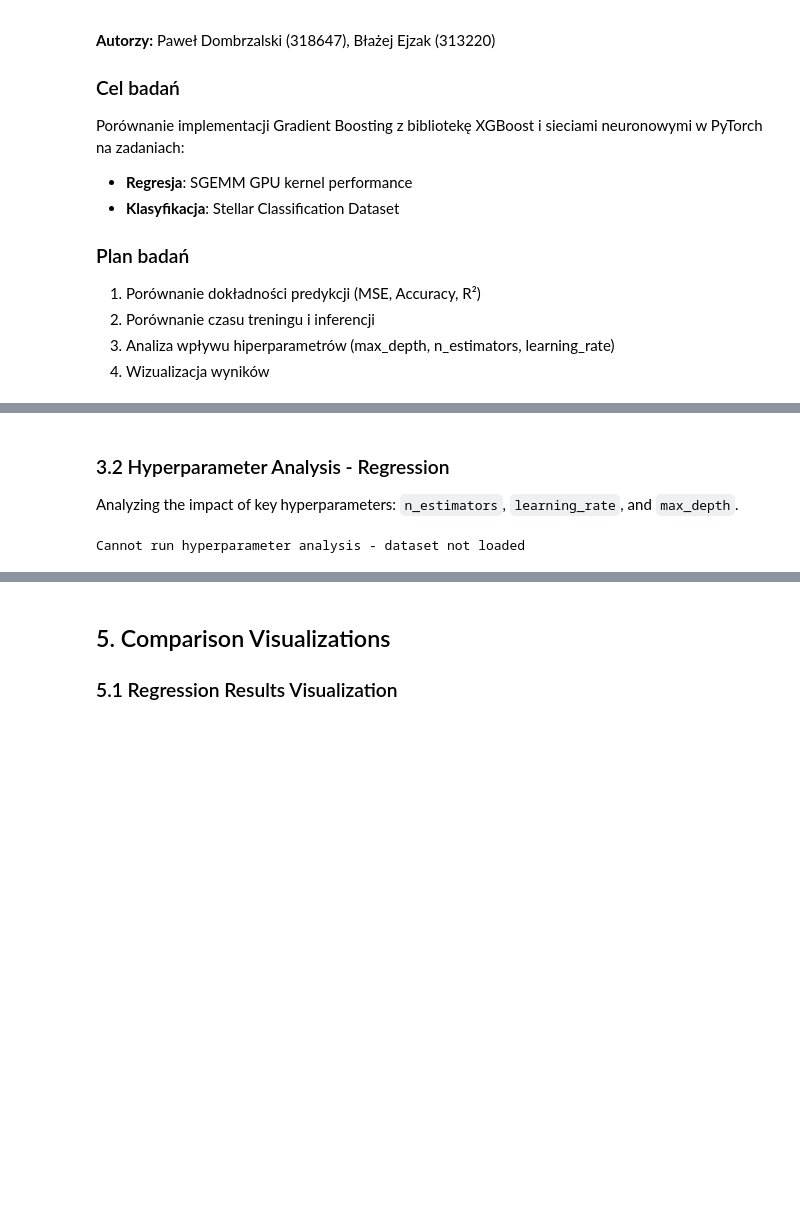
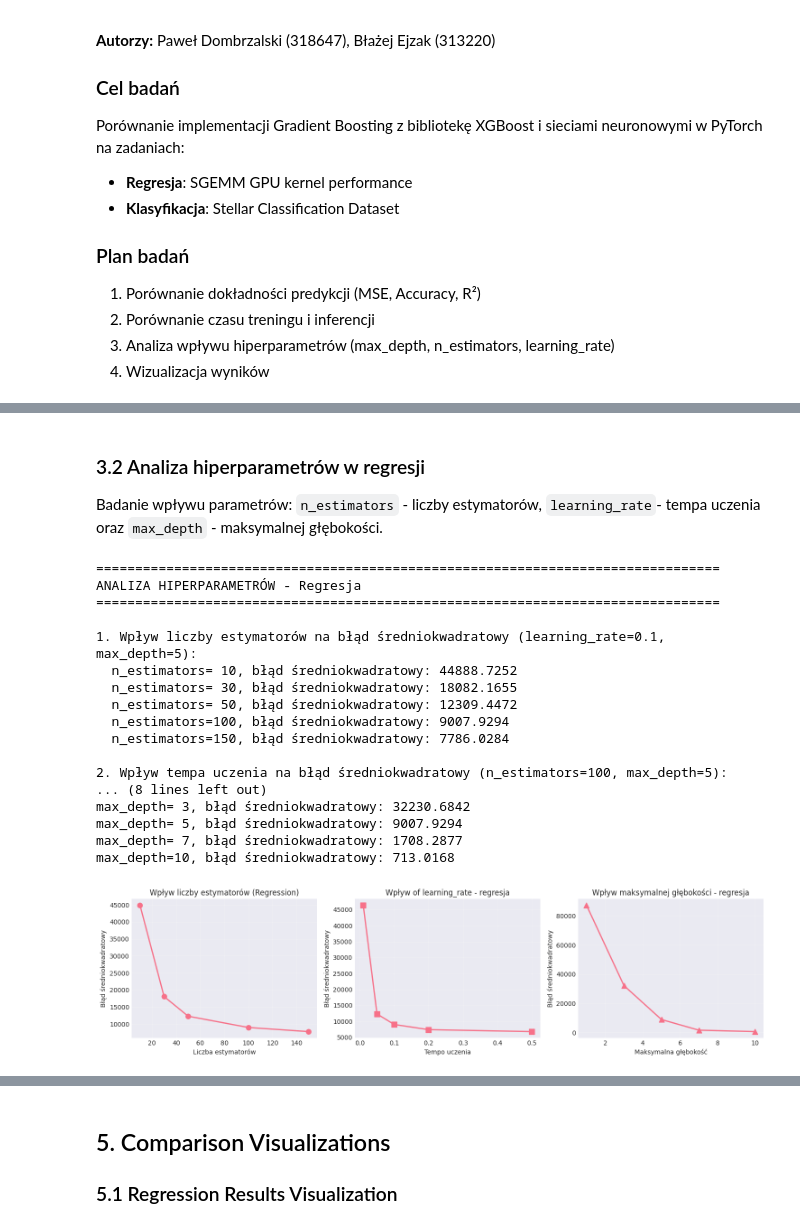
Before and after one commit to Blaczumba/zum_2026l, a Jupyter notebook: research_plan.ipynb, the cells around one changed output, grey strips where cells are left out. Cells and saved outputs as stored; diff of their text form; code cells hidden in the pictures; blank space fills up the shorter version.

```diff
--- a/research_plan.ipynb
+++ b/research_plan.ipynb
@@ -212,14 +239,14 @@ Cannot run regression experiment - dataset not loaded
 # %% [markdown]
-### 3.2 Hyperparameter Analysis - Regression
+### 3.2 Analiza hiperparametrów w regresji
 
-Analyzing the impact of key hyperparameters: `n_estimators`, `learning_rate`, and `max_depth`.
+Badanie wpływu parametrów: `n_estimators` - liczby estymatorów, `learning_rate`- tempa uczenia oraz `max_depth` - maksymalnej głębokości.
 # %%
 if X_train_reg is not None:
     print("\n" + "="*80)
-    print("HYPERPARAMETER ANALYSIS - Regression")
+    print("ANALIZA HIPERPARAMETRÓW - Regresja")
     print("="*80)
 
-    print("\n1. Impact of n_estimators on MSE (learning_rate=0.1, max_depth=5):")
+    print("\n1. Wpływ liczby estymatorów na błąd średniokwadratowy (learning_rate=0.1, max_depth=5):")
     estimators_range = [10, 30, 50, 100, 150]
     mse_by_estimators = []
 
@@ -229,9 +256,9 @@ if X_train_reg is not None:
         preds = model.predict(X_test_reg)
         mse = mean_squared_error(y_test_reg, preds)
         mse_by_estimators.append(mse)
-        print(f"  n_estimators={n_est:3d} → MSE: {mse:.4f}")
+        print(f"  n_estimators={n_est:3d}, błąd średniokwadratowy: {mse:.4f}")
 
-    print("\n2. Impact of learning_rate on MSE (n_estimators=100, max_depth=5):")
+    print("\n2. Wpływ tempa uczenia na błąd średniokwadratowy (n_estimators=100, max_depth=5):")
     lr_range = [0.01, 0.05, 0.1, 0.2, 0.5]
     mse_by_lr = []
 
@@ -241,47 +268,62 @@ if X_train_reg is not None:
         preds = model.predict(X_test_reg)
         mse = mean_squared_error(y_test_reg, preds)
         mse_by_lr.append(mse)
-        print(f"  learning_rate={lr:.2f} → MSE: {mse:.4f}")
+        print(f"learning_rate={lr:.2f}, błąd średniokwadratowy: {mse:.4f}")
 
-    print("\n3. Impact of max_depth on MSE (n_estimators=100, learning_rate=0.1):")
+    print("\n3. Wpływ maksymalnej głębokości na błąd średniokwadratowy (n_estimators=100, learning_rate=0.1):")
     depth_range = [1, 3, 5, 7, 10]
     mse_by_depth = []
 
     for depth in depth_range:
         model = GradientBoostingRegressor(n_estimators=100, learning_rate=0.1, max_depth=depth)
         model.fit(X_train_reg, y_train_reg)
         preds = model.predict(X_test_reg)
         mse = mean_squared_error(y_test_reg, preds)
         mse_by_depth.append(mse)
-        print(f"  max_depth={depth:2d} → MSE: {mse:.4f}")
+        print(f"max_depth={depth:2d}, błąd średniokwadratowy: {mse:.4f}")
 
     fig, axes = plt.subplots(1, 3, figsize=(15, 4))
 
     axes[0].plot(estimators_range, mse_by_estimators, marker='o', linewidth=2, markersize=8)
-    axes[0].set_xlabel('n_estimators')
-    axes[0].set_ylabel('MSE')
-    axes[0].set_title('Impact of n_estimators (Regression)')
+    axes[0].set_xlabel('Liczba estymatorów')
+    axes[0].set_ylabel('Błąd średniokwadratowy')
+    axes[0].set_title('Wpływ liczby estymatorów (Regression)')
     axes[0].grid(True, alpha=0.3)
 
     axes[1].plot(lr_range, mse_by_lr, marker='s', linewidth=2, markersize=8)
-    axes[1].set_xlabel('learning_rate')
-    axes[1].set_ylabel('MSE')
-    axes[1].set_title('Impact of learning_rate (Regression)')
+    axes[1].set_xlabel('Tempo uczenia')
+    axes[1].set_ylabel('Błąd średniokwadratowy')
+    axes[1].set_title('Wpływ of learning_rate - regresja')
     axes[1].grid(True, alpha=0.3)
 
     axes[2].plot(depth_range, mse_by_depth, marker='^', linewidth=2, markersize=8)
-    axes[2].set_xlabel('max_depth')
-    axes[2].set_ylabel('MSE')
-    axes[2].set_title('Impact of max_depth (Regression)')
+    axes[2].set_xlabel('Maksymalna głębokość')
+    axes[2].set_ylabel('Błąd średniokwadratowy')
+    axes[2].set_title('Wpływ maksymalnej głębokości - regresja')
     axes[2].grid(True, alpha=0.3)
 
     plt.tight_layout()
     plt.savefig('regression_hyperparams.png', dpi=150)
     plt.show()
-
-    print("\n✓ Hyperparameter analysis complete")
 else:
-    print("Cannot run hyperparameter analysis - dataset not loaded")
+    print("Zbiór danych nie został załadowany")
 # %% [output]
-Cannot run hyperparameter analysis - dataset not loaded
+================================================================================
+ANALIZA HIPERPARAMETRÓW - Regresja
+================================================================================
+
+1. Wpływ liczby estymatorów na błąd średniokwadratowy (learning_rate=0.1, max_depth=5):
+  n_estimators= 10, błąd średniokwadratowy: 44888.7252
+  n_estimators= 30, błąd średniokwadratowy: 18082.1655
+  n_estimators= 50, błąd średniokwadratowy: 12309.4472
+  n_estimators=100, błąd średniokwadratowy: 9007.9294
+  n_estimators=150, błąd średniokwadratowy: 7786.0284
+
+2. Wpływ tempa uczenia na błąd średniokwadratowy (n_estimators=100, max_depth=5):
+... (8 lines left out)
+max_depth= 3, błąd średniokwadratowy: 32230.6842
+max_depth= 5, błąd średniokwadratowy: 9007.9294
+max_depth= 7, błąd średniokwadratowy: 1708.2877
+max_depth=10, błąd średniokwadratowy: 713.0168
+[figure, added]
 # %% [markdown]
```
Also changed, not shown: parts of 17 cells of this notebook, 2 other files.
